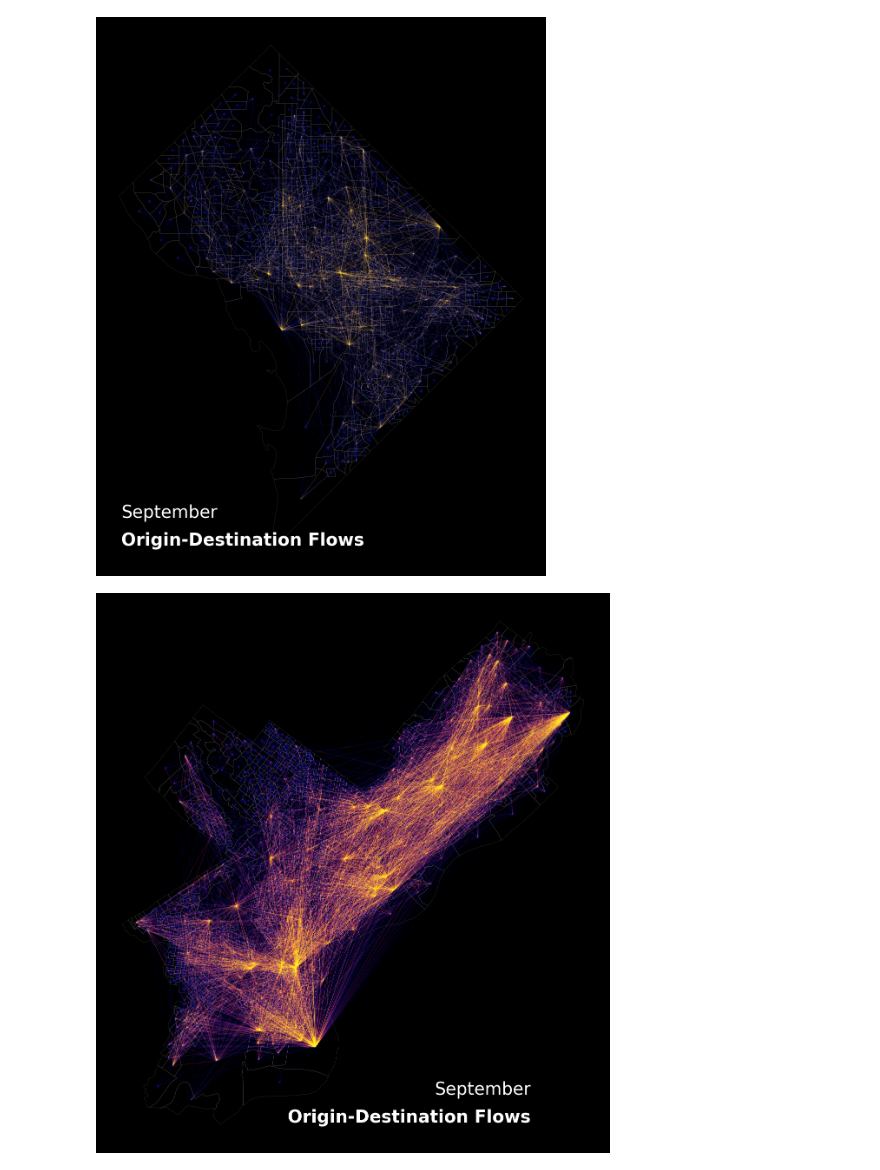
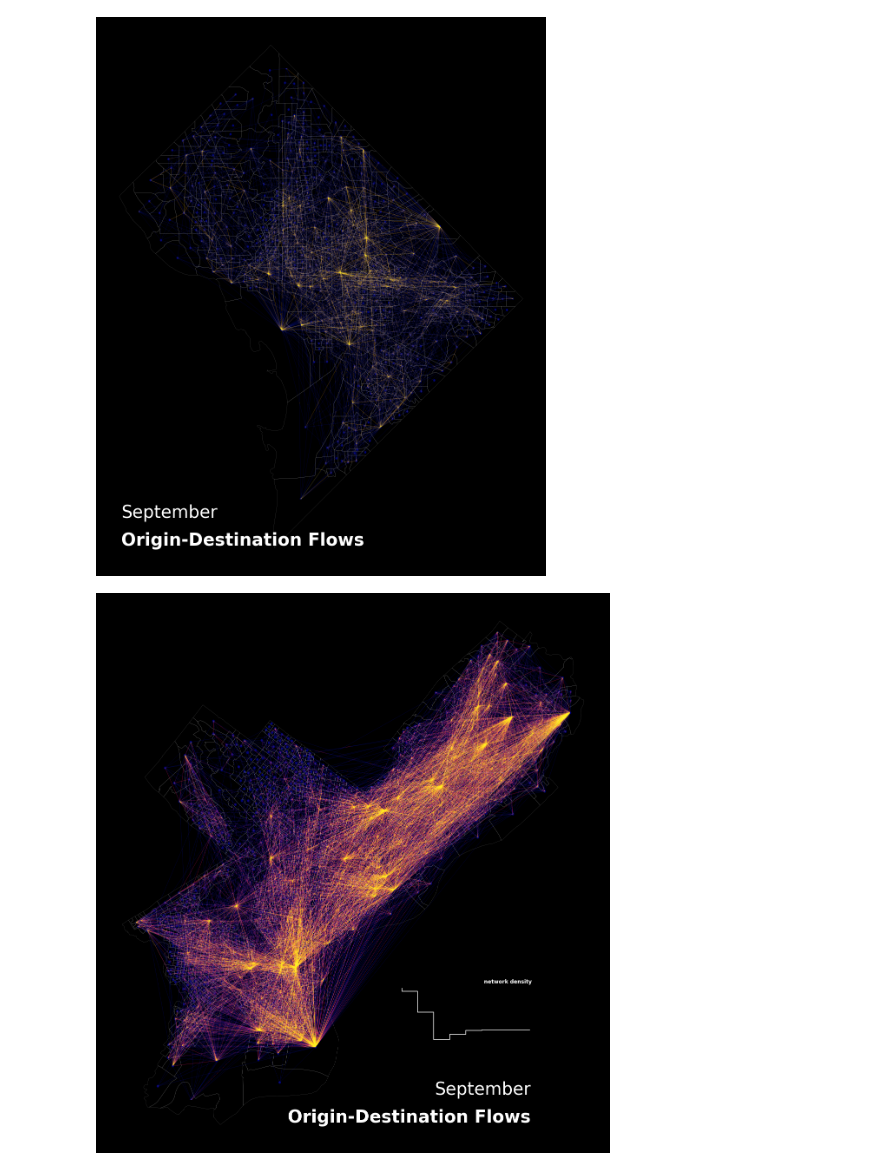
Before and after one commit to asrenninger/philamonitor, a Jupyter notebook: python/query.ipynb, the cells around one changed output. Drawn from its saved outputs; the diff is of its cells as text; code cells hidden in the pictures.

```diff
--- a/python/query.ipynb
+++ b/python/query.ipynb
@@ -292,6 +293,20 @@ def plot_graphs_by_month(fig, data, nodes, month, x_range, y_range):
 
     shape.plot(color='None', edgecolor='#ffffff', linewidth=0.25, alpha=0.5, ax=ax)
 
+    network = nx.from_pandas_edgelist(temp, 'focal', 'target', ['weight'])
+
+    density.append(nx.density(network))
+
+    sub = plt.axes([0.575, 0.2, 0.25, 0.1], facecolor='#000000')
+    sub.step(x=np.arange(1, len(density) + 1), y=density, color='#ffffff')
+
+    ax.spines['bottom'].set_color('#ffffff')
+    ax.spines['top'].set_color('#000000')
+    ax.spines['right'].set_color('000000')
+    ax.spines['left'].set_color('000000')
+
+    plt.title('network density', weight='bold', color='#ffffff', position=(0.8, 0))
+
     fig.canvas.draw()
     image = np.frombuffer(fig.canvas.tostring_rgb(), dtype="uint8")
     image = image.reshape(fig.canvas.get_width_height()[::-1] + (3,))
@@ -300,14 +315,16 @@ def plot_graphs_by_month(fig, data, nodes, month, x_range, y_range):
 # %%
 bnds = [(nodes['X'].min(), nodes['X'].max()), (nodes['Y'].min(), nodes['Y'].max())]
 imgs = []
+
+density = []
 
 fig, ax = plt.subplots(figsize=(18, 18), facecolor='black')
 
 for period in np.sort(timeseries.month.unique()):
 
     img = plot_graphs_by_month(fig, timeseries, nodes, period, x_range=bnds[0], y_range=bnds[1])
     imgs.append(img)
 
 imageio.mimsave('phila.gif', imgs, fps=1);
 # %% [output]
-[figure, old version]
+[figure, new version]
```
Also changed, not shown: parts of 1 cell of this notebook, 1 other file.
